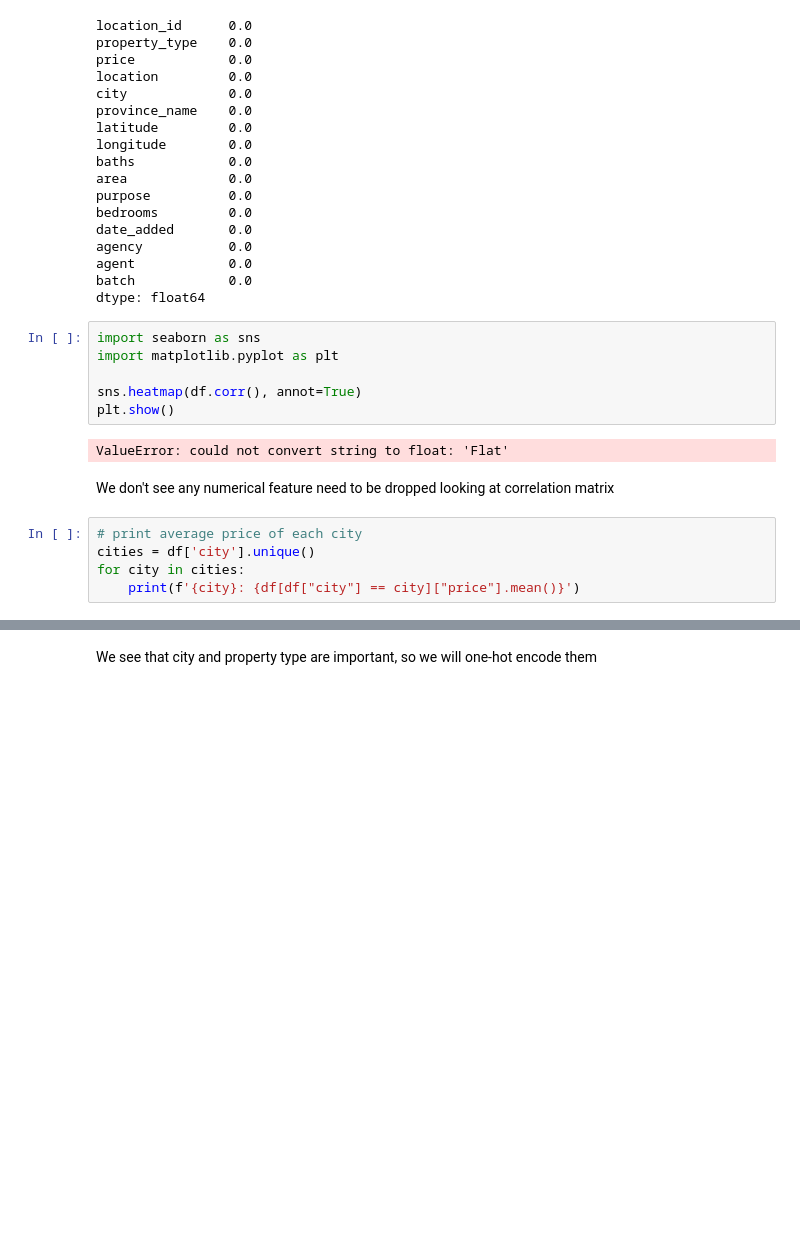
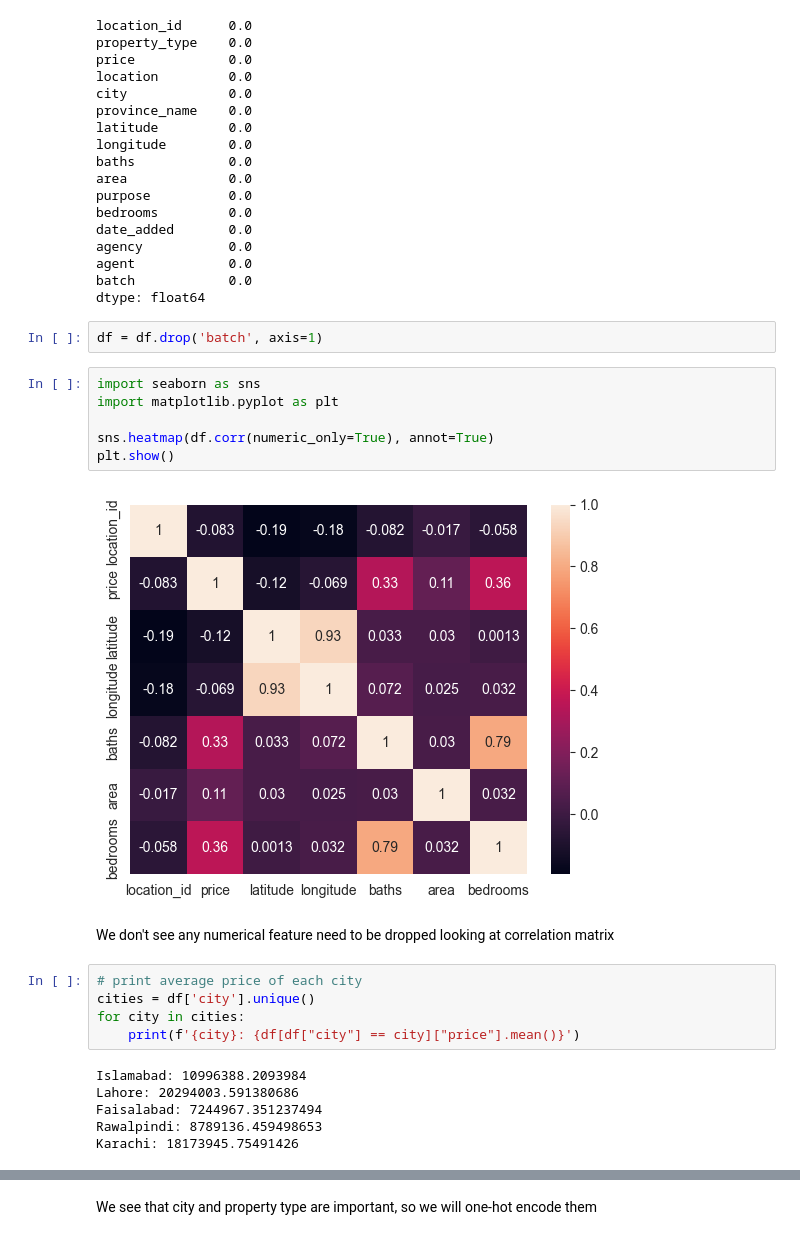
Before and after one commit to Hexy00123/Sum2024MLOps, a Jupyter notebook: notebooks/EDA.ipynb, the cells around one changed output, grey strips where cells are left out. Drawn from its saved outputs; the diff is of its cells as text; blank space fills up the shorter version.

```diff
--- a/notebooks/EDA.ipynb
+++ b/notebooks/EDA.ipynb
@@ -217,14 +237,16 @@ agency           0.0
 agent            0.0
 batch            0.0
 dtype: float64
+# %%
+df = df.drop('batch', axis=1)
 # %%
 import seaborn as sns
 import matplotlib.pyplot as plt
 
-sns.heatmap(df.corr(), annot=True)
+sns.heatmap(df.corr(numeric_only=True), annot=True)
 plt.show()
 # %% [output]
-ValueError: could not convert string to float: 'Flat'
+[figure, added]
 # %% [markdown]
 We don't see any numerical feature need to be dropped looking at correlation matrix
 # %%
@@ -232,6 +254,12 @@ We don't see any numerical feature need to be dropped looking at correlation mat
 cities = df['city'].unique()
 for city in cities:
     print(f'{city}: {df[df["city"] == city]["price"].mean()}')
+# %% [output]
+Islamabad: 10996388.2093984
+Lahore: 20294003.591380686
+Faisalabad: 7244967.351237494
+Rawalpindi: 8789136.459498653
+Karachi: 18173945.75491426
 # %%
 # print average price of each property type
 property_types = df['property_type'].unique()
```
Also changed, not shown: parts of 15 cells of this notebook.
